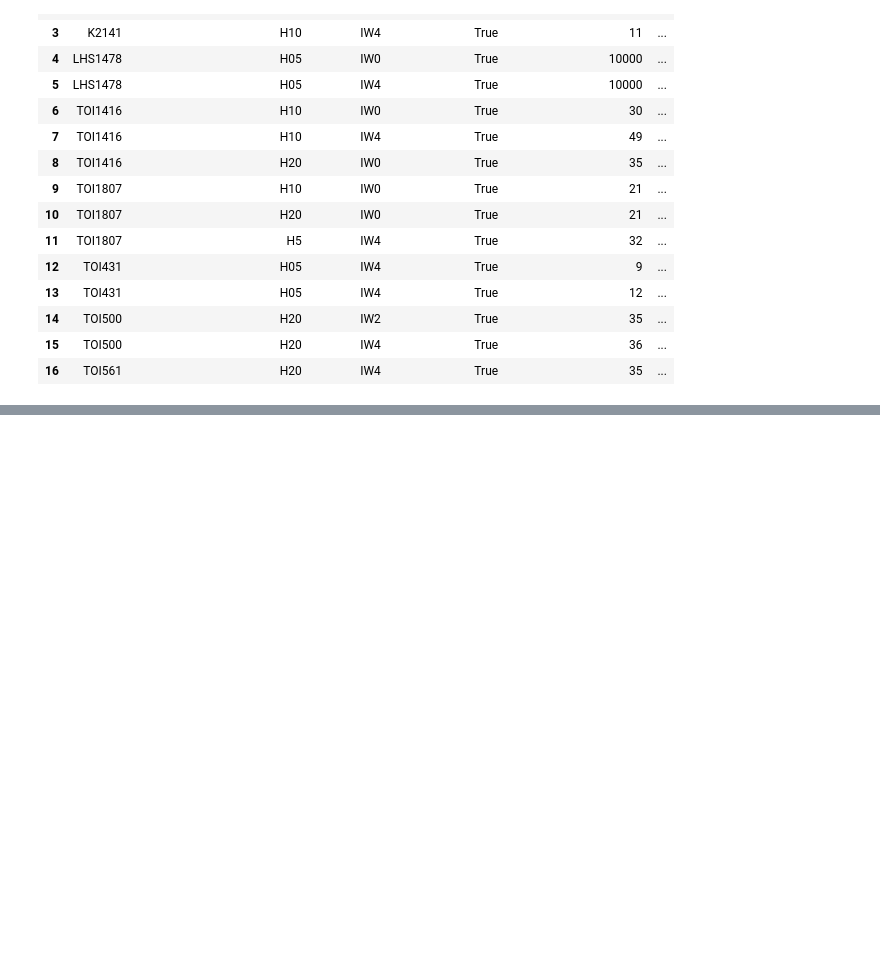
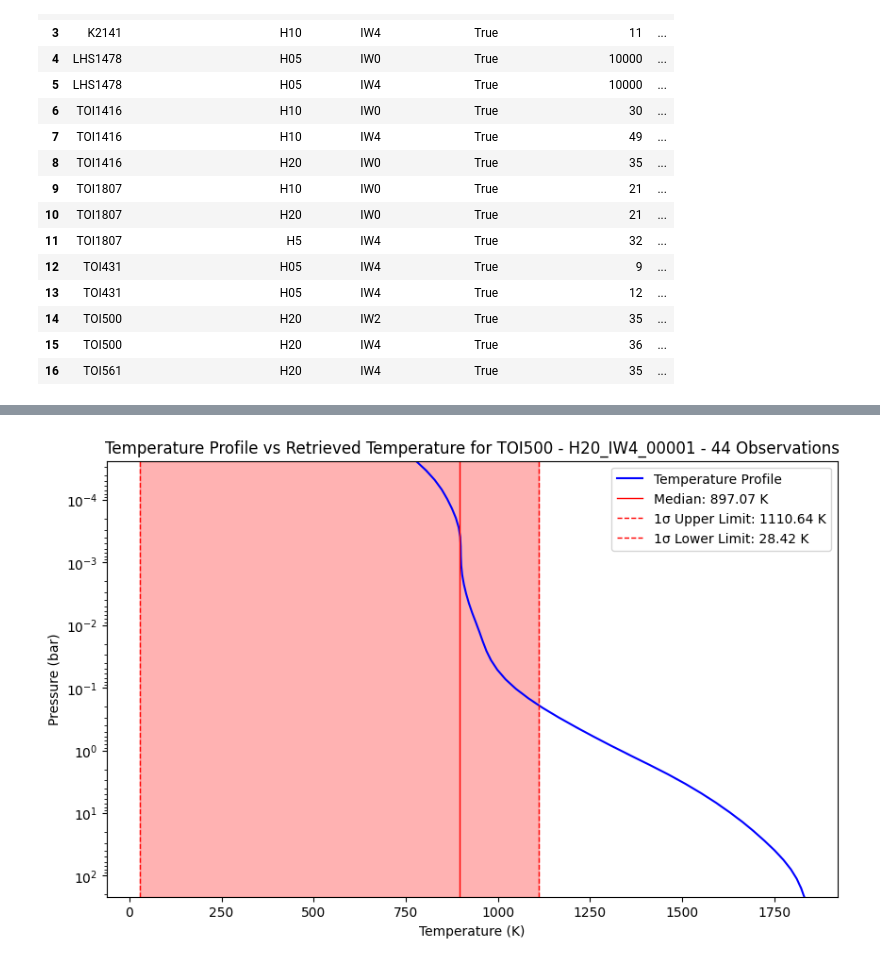
Before and after one commit to lorlo9999/MasterThesis, a Jupyter notebook: blackbody-fit.ipynb, the cells around one changed output, grey strips where cells are left out. Drawn from its saved outputs; the diff is of its cells as text; code cells hidden in the pictures; blank space fills up the shorter version.

Commit message:
Combined dataframe for nightside detection AND bb fit plot

```diff
--- a/blackbody-fit.ipynb
+++ b/blackbody-fit.ipynb
@@ -196,7 +195,12 @@ display(nightside_success)
 | 15 | TOI500 | H20 | IW4 | True | 36 | ... |
 | 16 | TOI561 | H20 | IW4 | True | 35 | ... |
 # %%
-folder = 'H5_IW4_00001' # <- input folder name for simulation
+folder = 'H20_IW4_00001' # <- input folder name for simulation
+
+#open temperature profile of the terminator for the given simulation
+TP = pd.read_csv(f"PLANETS/{name}/{folder}_TP.csv")
+P = np.array(TP['Pressure (Pa)']) / 1e5 #convert to bar
+T = np.array(TP['Terminator Temperature (K)']) #Kelvin
 
 simulation_folder = os.path.join(f"PLANETS/{name}/", folder)
 
@@ -411,7 +415,7 @@ for obs in np.arange(28,60,1):
 
     print(f"Analysed for {obs} observations. Mean temperature: {mean_temp:.2f} K, 1-sigma lower limit: {q_low_1:.2f} K, 1-sigma upper limit: {q_high_1:.2f} K")
 
-    if q_low_1 >= 0:
+    if q_low_1 > 0:
         print(f"{obs} observations for {name} - {os.path.basename(simulation_folder)}; Mean temperature: {mean_temp:.2f} K, 1-sigma lower limit: {q_low_1:.2f} K, 1-sigma upper limit: {q_high_1:.2f} K")
 
         break
@@ -461,3 +477,26 @@ plt.show()
+# %%
+#compare retrieved temperature to the true temperature from the model
+fig = figure(figsize=(10, 6))
+frame = fig.add_subplot(1, 1, 1)
+
+frame.plot(T,P, label='Temperature Profile', color='blue')
+frame.axvline(median_temp, color='red', linewidth=1, label=f'Median: {median_temp:.2f} K')
+frame.axvline(q_high_1, color='red', linestyle='dashed', linewidth=1, label=f'1σ Upper Limit: {q_high_1:.2f} K')
+frame.axvline(q_low_1, color='red', linestyle='dashed', linewidth=1, label=f'1σ Lower Limit: {q_low_1:.2f} K')
+#shaded region for 1 sigma confidence interval
+frame.fill_betweenx(P, q_low_1, q_high_1, color='red', alpha=0.3)
+
+frame.invert_yaxis()
+frame.set_ylim(P.max(), P.min())
+frame.set_xlabel('Temperature (K)')
+frame.set_ylabel('Pressure (bar)')
+frame.set_title(f'Temperature Profile vs Retrieved Temperature for {name} - {os.path.basename(simulation_folder)} - {obs} Observations')
+frame.legend()
+frame.set_yscale('log')
+
+show()
+# %% [output]
+[figure, added]
 # %%
 plt.plot(wl, val, label="TauREx fp/fs")
 plt.plot(wl, signed_planet_spectra(wl, median_temp), label=f"Signed BB model {median_temp:.0f}K")
```
Also changed, not shown: parts of 13 cells of this notebook, 2 other files.
